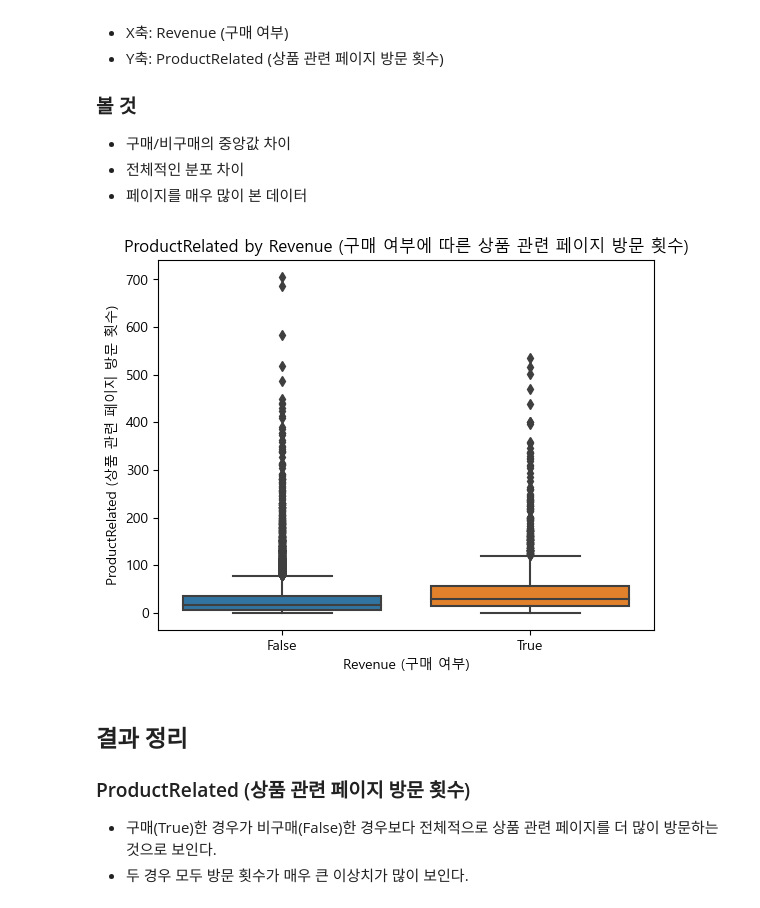
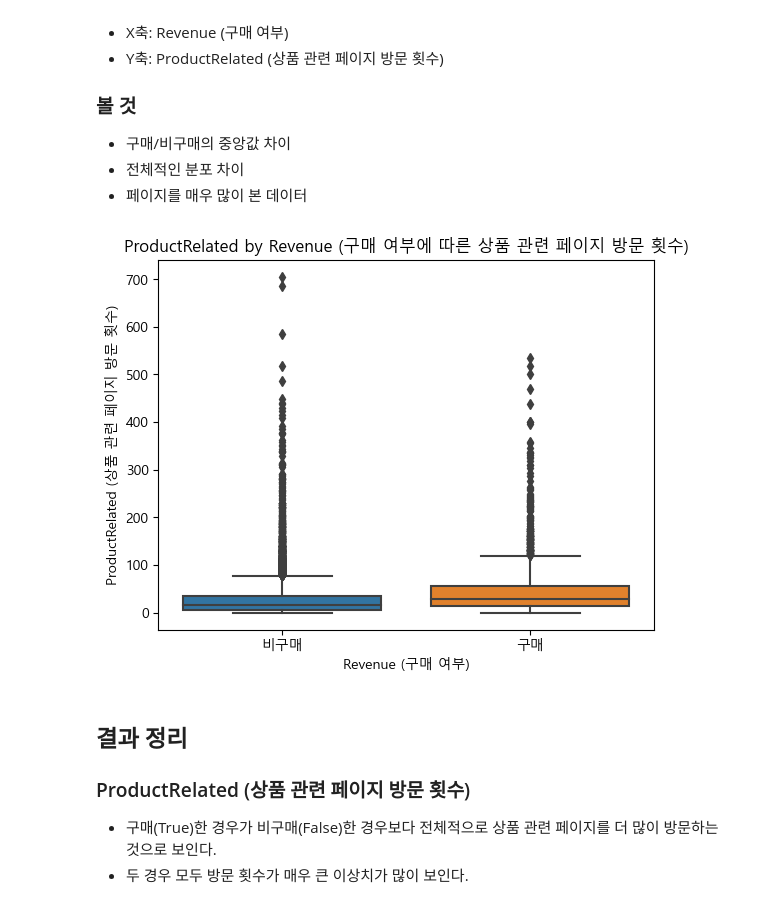
Before and after one commit to Kim-Ki-yeol/AI-Modeling, a Jupyter notebook: 프로젝트/온라인_쇼핑몰_미니프로젝트.ipynb, the cells around one changed output. Drawn from its saved outputs; the diff is of its cells as text; code cells hidden in the pictures.

```diff
--- a/프로젝트/온라인_쇼핑몰_미니프로젝트.ipynb
+++ b/프로젝트/온라인_쇼핑몰_미니프로젝트.ipynb
@@ -350,12 +340,16 @@ Box Plot(상자 그림)
 # %%
 # ProductRelated boxplot 그래프
 sns.boxplot(data=df, x='Revenue', y='ProductRelated')
+
 plt.title('ProductRelated by Revenue (구매 여부에 따른 상품 관련 페이지 방문 횟수)')
 plt.xlabel('Revenue (구매 여부)')
 plt.ylabel('ProductRelated (상품 관련 페이지 방문 횟수)')
+
+plt.xticks([0, 1], ['비구매', '구매'])
+
 plt.show()
 # %% [output]
-[figure, old version]
+[figure, new version]
 # %% [markdown]
 ## 결과 정리
 
```
Also changed, not shown: parts of 43 cells of this notebook, 1 other file.
